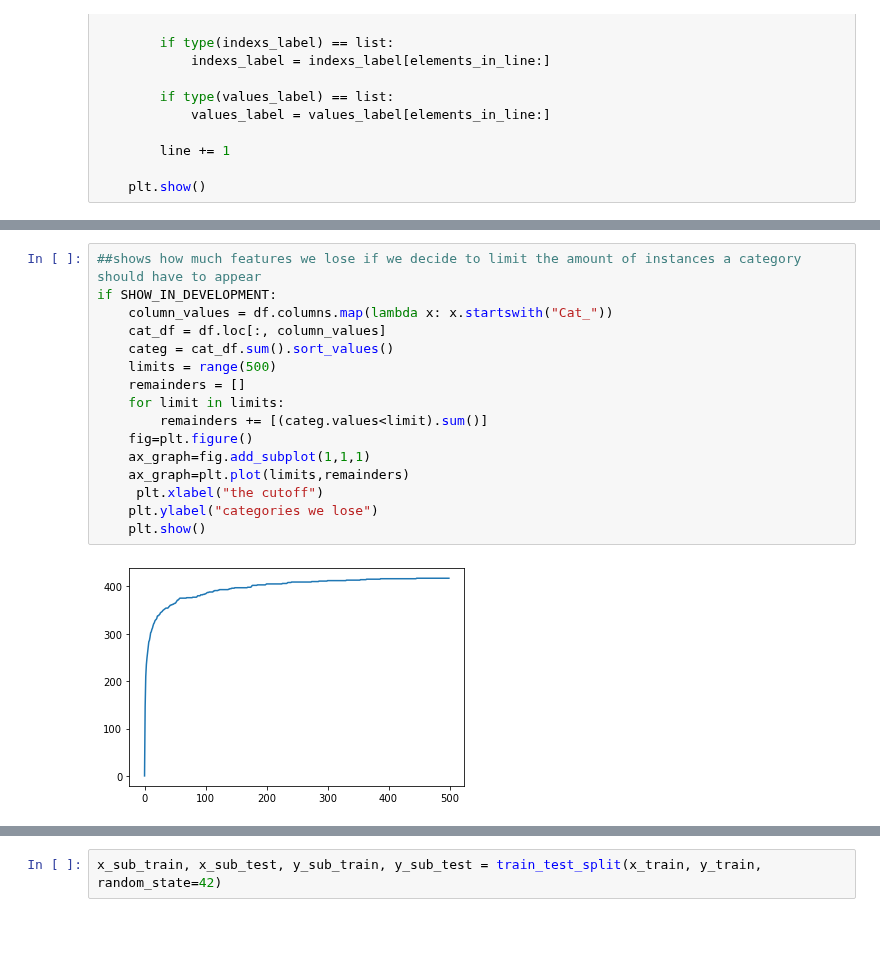
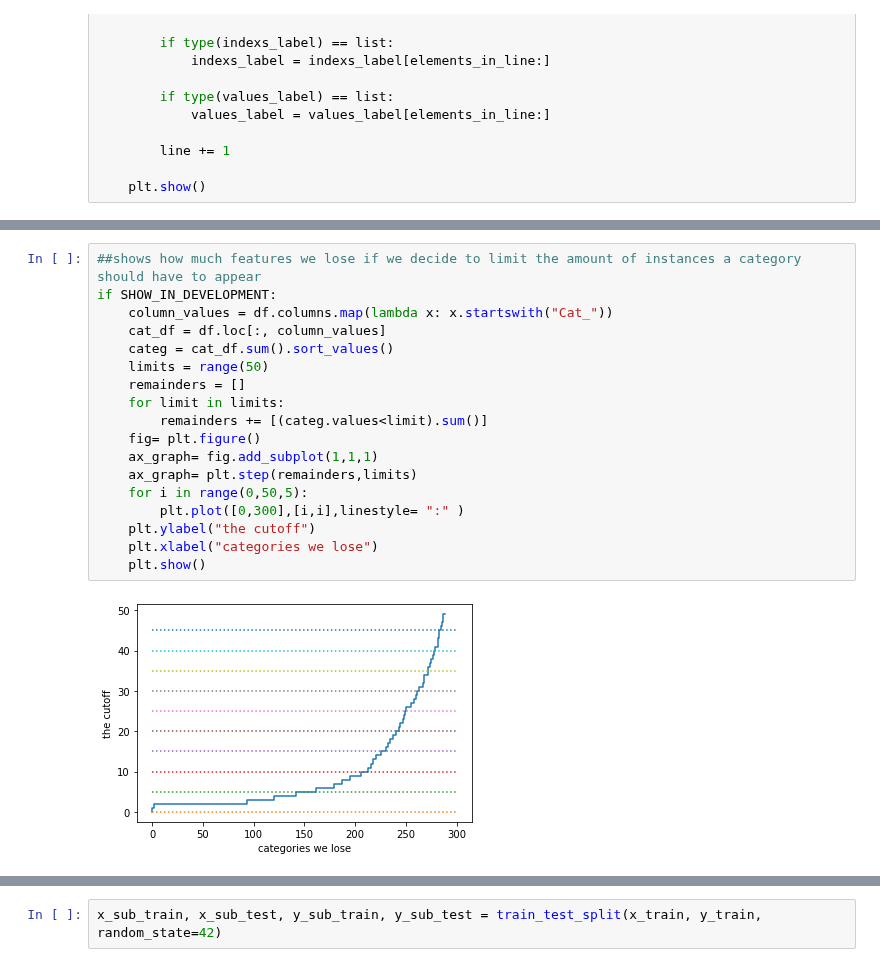
Before and after one commit to omer-priel/TheRootOfDataScience, a Jupyter notebook: notebooks/main_lior.ipynb, the cells around one changed output, grey strips where cells are left out. Saved outputs shown, nothing was run; the diff lists cells and outputs as text; blank space fills up the shorter version.

Commit message:
added more category probability visualisation

```diff
--- a/notebooks/main_lior.ipynb
+++ b/notebooks/main_lior.ipynb
@@ -374,18 +380,20 @@ if SHOW_IN_DEVELOPMENT:
 # %%
 ##shows how much features we lose if we decide to limit the amount of instances a category should have to appear
 if SHOW_IN_DEVELOPMENT:
     column_values = df.columns.map(lambda x: x.startswith("Cat_"))
     cat_df = df.loc[:, column_values]
     categ = cat_df.sum().sort_values()
-    limits = range(500)
+    limits = range(50)
     remainders = []
     for limit in limits:
         remainders += [(categ.values<limit).sum()]
-    fig=plt.figure()
-    ax_graph=fig.add_subplot(1,1,1)
-    ax_graph=plt.plot(limits,remainders)
-     plt.xlabel("the cutoff")
-    plt.ylabel("categories we lose")
+    fig= plt.figure()
+    ax_graph= fig.add_subplot(1,1,1)
+    ax_graph= plt.step(remainders,limits)
+    for i in range(0,50,5):
+        plt.plot([0,300],[i,i],linestyle= ":" )
+    plt.ylabel("the cutoff")
+    plt.xlabel("categories we lose")
     plt.show()
 # %% [output]
-[figure, old version]
+[figure, new version]
```
Also changed, not shown: parts of 15 cells of this notebook.
